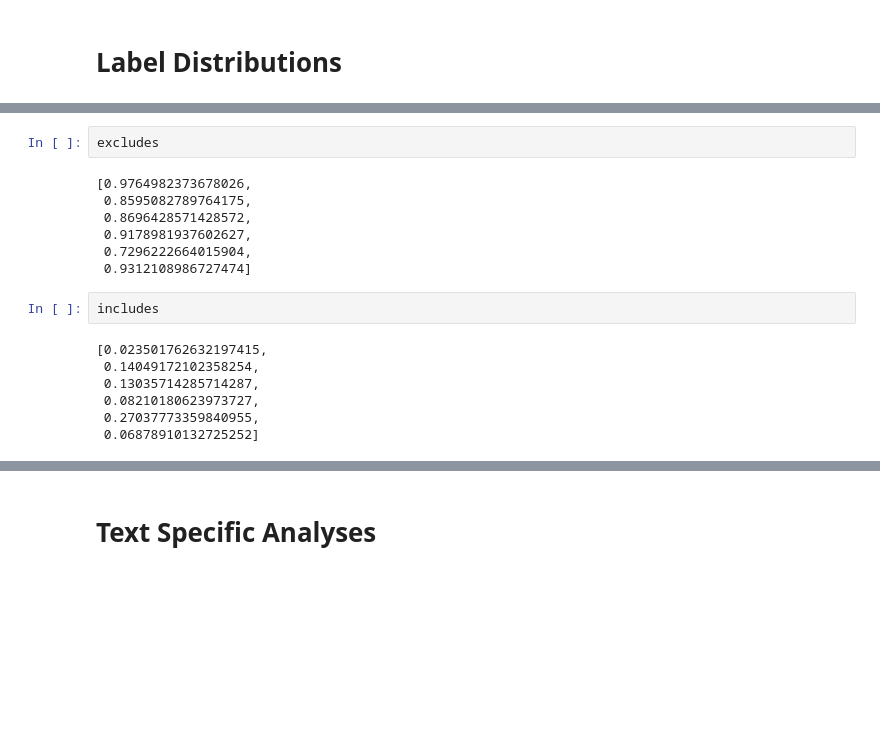
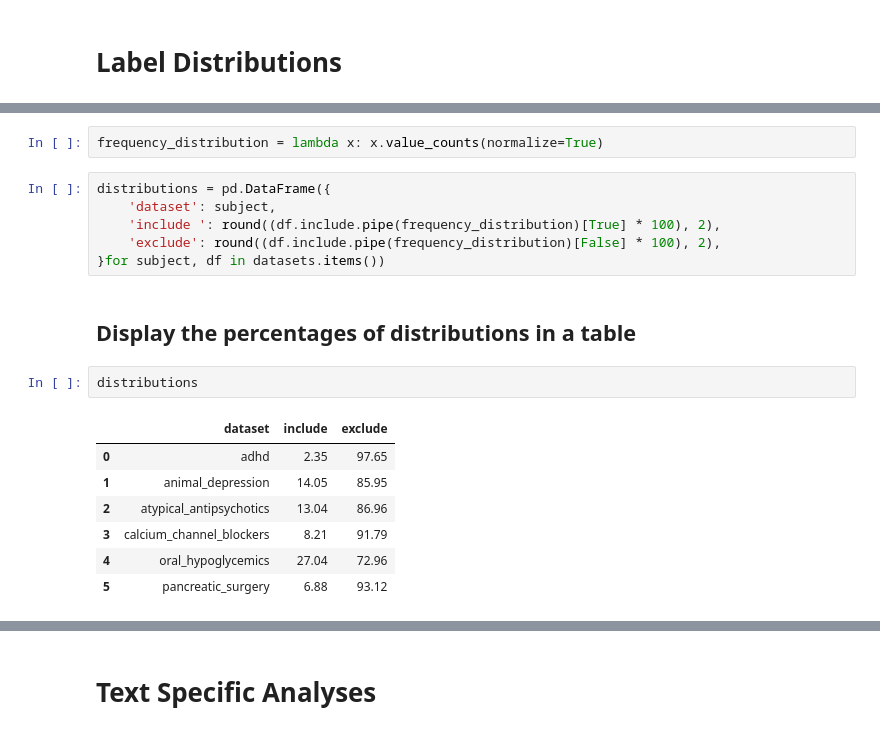
Before and after one commit to MarcoAigner/automated_title_abstract_screening, a Jupyter notebook: chapters/notebooks/3_2_preparation/3_2_2_analysis/3_2_2_analysis.ipynb, the cells around one changed output, grey strips where cells are left out. Saved outputs shown, nothing was run; the diff lists cells and outputs as text; blank space fills up the shorter version.

```diff
--- a/chapters/notebooks/3_2_preparation/3_2_2_analysis/3_2_2_analysis.ipynb
+++ b/chapters/notebooks/3_2_preparation/3_2_2_analysis/3_2_2_analysis.ipynb
@@ -158,18 +132,20 @@ includes = [datasets[key].value_counts(subset='include', normalize=True)[True] f
-# %%
-excludes
-# %% [output]
-[0.9764982373678026,
- 0.8595082789764175,
- 0.8696428571428572,
- 0.9178981937602627,
- 0.7296222664015904,
- 0.9312108986727474]
-# %%
-includes
-# %% [output]
-[0.023501762632197415,
- 0.14049172102358254,
- 0.13035714285714287,
- 0.08210180623973727,
- 0.27037773359840955,
- 0.06878910132725252]
+# %%
+frequency_distribution = lambda x: x.value_counts(normalize=True)
+# %%
+distributions = pd.DataFrame({
+    'dataset': subject,
+    'include ': round((df.include.pipe(frequency_distribution)[True] * 100), 2),
+    'exclude': round((df.include.pipe(frequency_distribution)[False] * 100), 2),
+}for subject, df in datasets.items())
+# %% [markdown]
+## Display the percentages of distributions in a table
+# %%
+distributions
+# %% [output]
+|  | dataset | include | exclude |
+| 0 | adhd | 2.35 | 97.65 |
+| 1 | animal_depression | 14.05 | 85.95 |
+| 2 | atypical_antipsychotics | 13.04 | 86.96 |
+| 3 | calcium_channel_blockers | 8.21 | 91.79 |
+| 4 | oral_hypoglycemics | 27.04 | 72.96 |
+| 5 | pancreatic_surgery | 6.88 | 93.12 |
```
Also changed, not shown: parts of 11 cells of this notebook.
